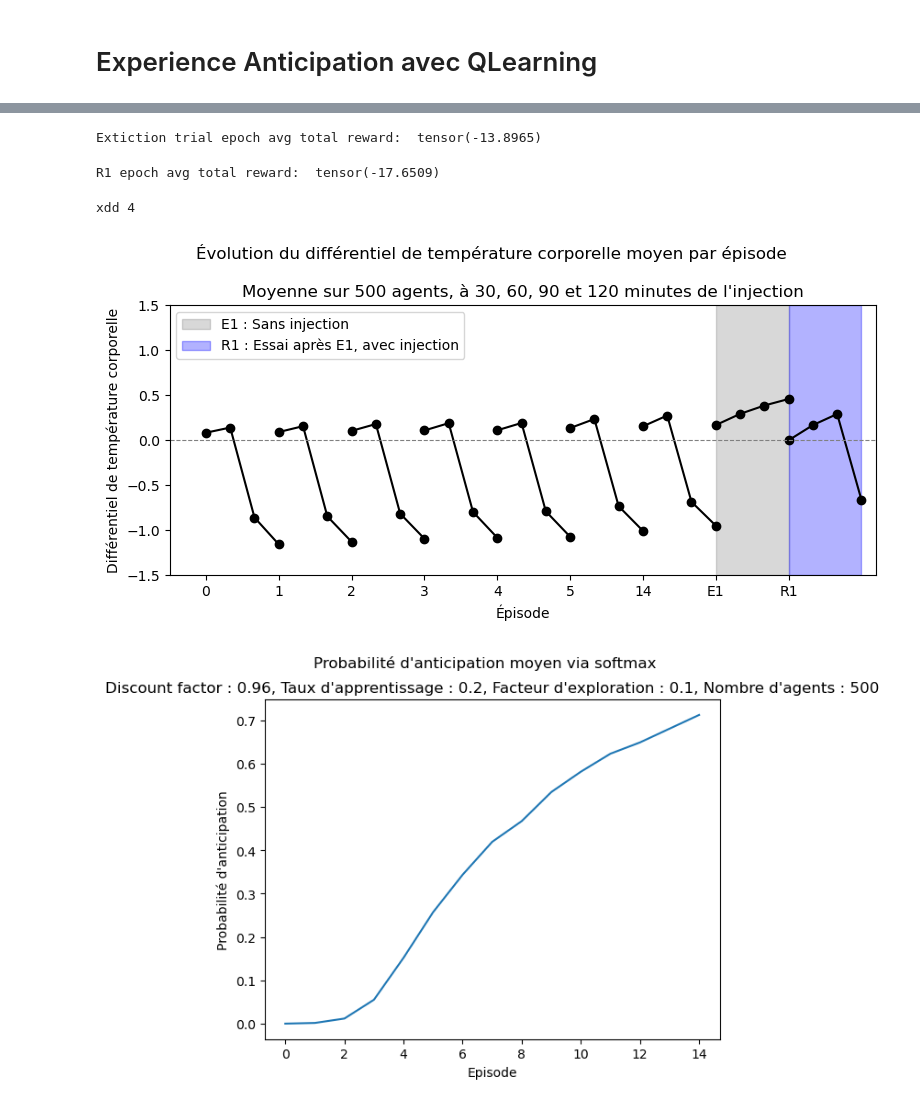
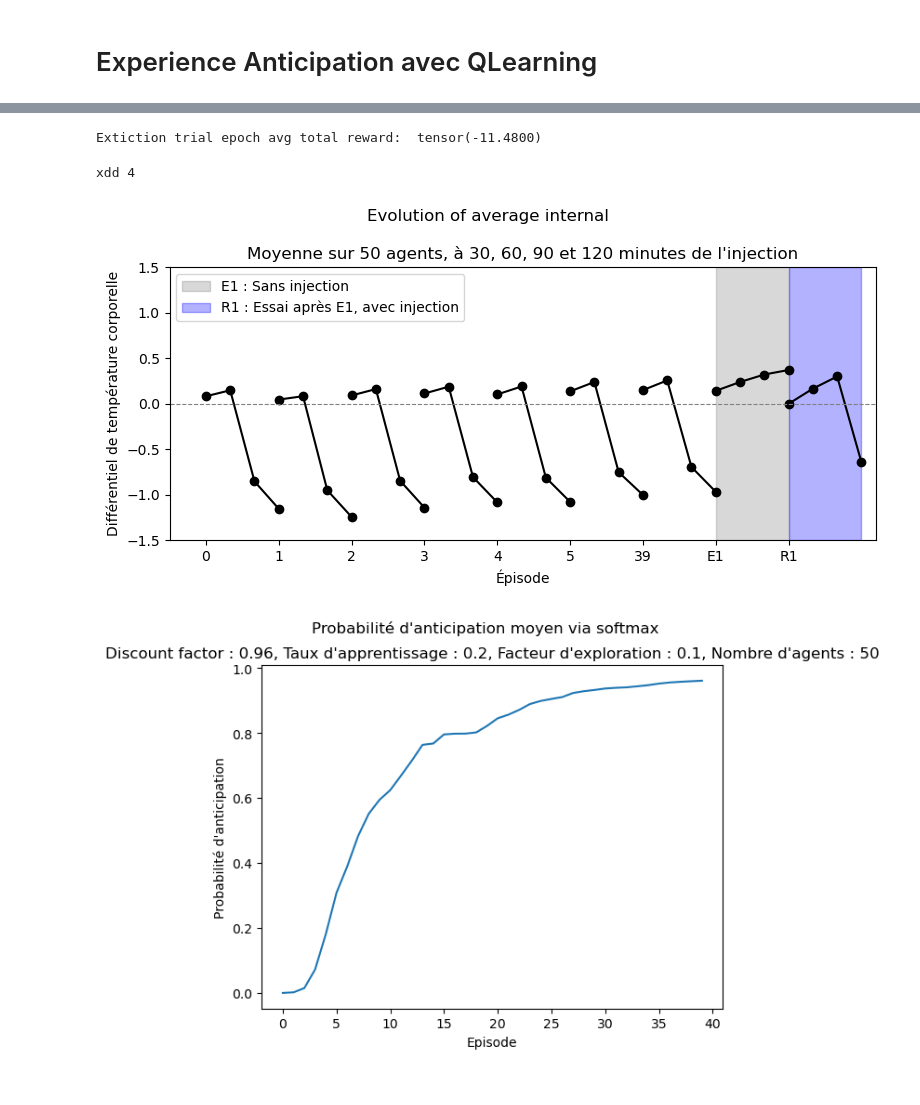
Before and after one commit to TsunomakiWatamelon/Homeostatic-Reinforcement-Learning, a Jupyter notebook: src/experiments/anticipatory.ipynb, the cells around one changed output, grey strips where cells are left out. Saved outputs shown, nothing was run; the diff lists cells and outputs as text; code cells hidden in the pictures.

Commit message:
modified graphs to take into account multiples runs and agents (anticipatory & risk aversion)

```diff
--- a/src/experiments/anticipatory.ipynb
+++ b/src/experiments/anticipatory.ipynb
@@ -32,8 +32,8 @@ action_size = None # Nombre d'actions possibles mais les actions possible sont d
 alpha = 0.2 # Taux d'apprentissage
 gamma = 0.96 # Discount factor
 beta = 0.1 # Facteur d'exploration
-max_epoch = 15  # Nombre d'épisodes
-nb_agents = 500 # Nombre d'agents
+max_epoch = 40  # Nombre d'épisodes
+nb_agents = 50 # Nombre d'agents
 # %%
 # Creation de l'agent
 
@@ -153,7 +139,7 @@ avg_reward = total_reward / nb_agents
 
 print("Extiction trial epoch avg total reward: ", avg_reward)
 # %% [output]
-Extiction trial epoch avg total reward:  tensor(-13.8965)
+Extiction trial epoch avg total reward:  tensor(-11.4800)
 # %%
 # Non extinction trial
 
@@ -174,8 +160,4 @@ for i, agent in enumerate(agents):
     total_reward += total_reward_agent
 
 avg_reward = total_reward / nb_agents
-
-print("R1 epoch avg total reward: ", avg_reward)
-# %% [output]
-R1 epoch avg total reward:  tensor(-17.6509)
 # %%
@@ -214,35 +198,35 @@ for i, block in enumerate(blocks):
         y = avg_internal_state[block]  # Données pour chaque bloc
     ax.plot(x, y, 'o-', color='black')  # Trace chaque segment
 
 # Ajout d'une zone ombrée pour E1
 ax.axvspan(8, 9, color='gray', alpha=0.3, label="E1 : Sans injection")
 ax.axvspan(9, 10, color='blue', alpha=0.3, label="R1 : Essai après E1, avec injection")
 
 # Personnalisation de l'axe X
 ax.set_xticks(range(1, len(blocks) + 1))
 ax.set_xticklabels(blocks)
 
 # Lignes de base
 ax.axhline(0, color='gray', linestyle='--', linewidth=0.8)
 
 # Ajustement des limites
 ax.set_ylim(-1.5, 1.5)
 ax.set_xlim(0.5, len(blocks) + 1.2)
 
 # Légendes et titre
-fig.suptitle("Évolution du différentiel de température corporelle moyen par épisode")
+fig.suptitle("Evolution of average internal ")
 ax.set_title(f"Moyenne sur {nb_agents} agents, à 30, 60, 90 et 120 minutes de l'injection")
 ax.set_xlabel("Épisode")
 ax.set_ylabel("Différentiel de température corporelle")
 ax.legend(loc='upper left')
 
 # Affichage
 plt.tight_layout()
 plt.savefig("../figs/anticipate/anticipate_temp_evo.png")
 plt.show()
 # %% [output]
 xdd 4
-[figure, old version]
+[figure, new version]
 # %%
 # Evolution des probabilités de choisir une action anticipée
 
@@ -262,4 +246,4 @@ plt.ylabel("Probabilité d'anticipation")
 plt.savefig(f"../figs/anticipate/anticipate_proba_softmax.pdf")
 plt.show()
 # %% [output]
-[figure, old version]
+[figure, new version]
```
Also changed, not shown: parts of 3 cells of this notebook, 3 other files.
